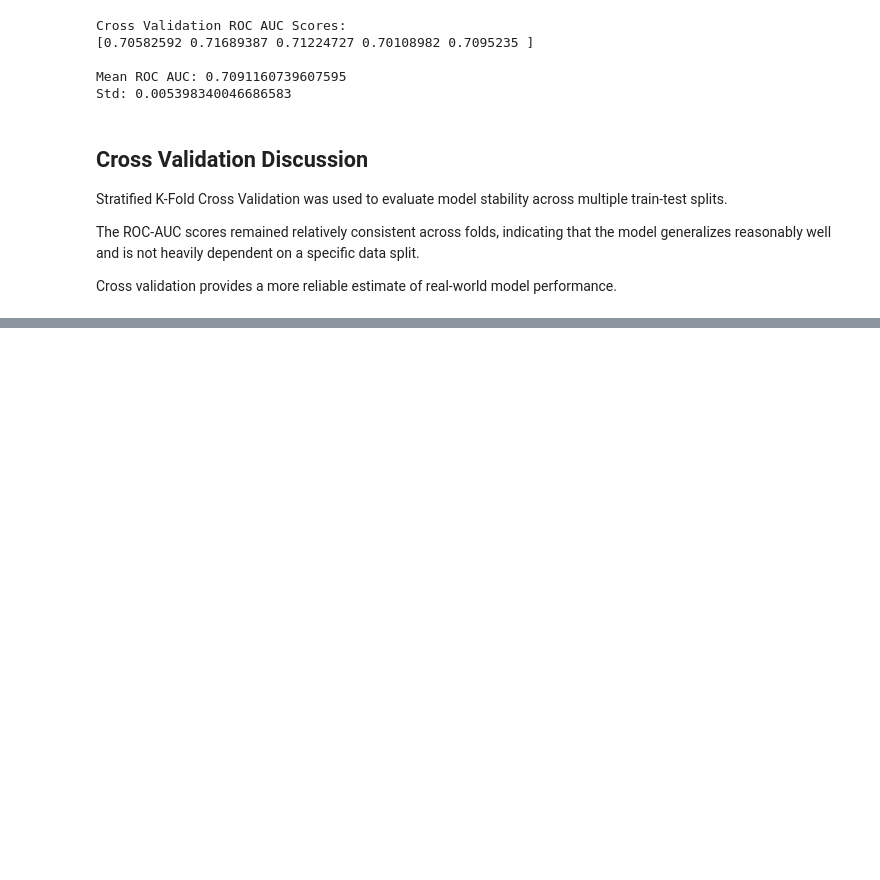
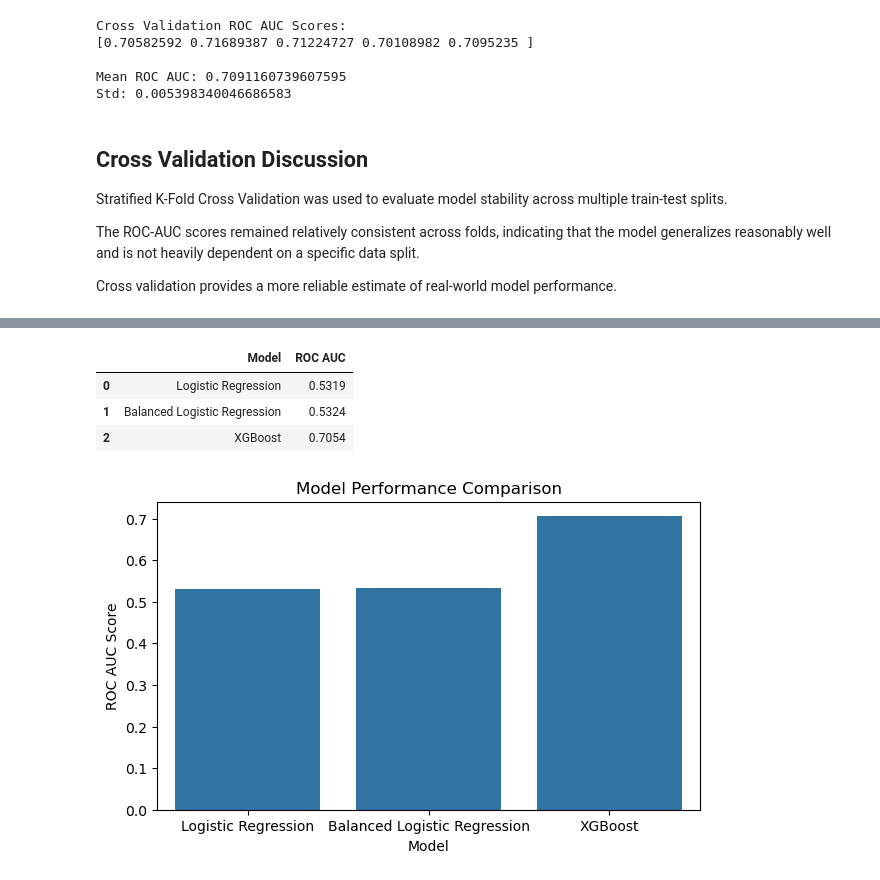
Before and after one commit to gopalsharma43/aiml-crash-gopal, a Jupyter notebook: Day14-Phase2-Project/order_delay_intelligence.ipynb, the cells around one changed output, grey strips where cells are left out. Cells and saved outputs as stored; diff of their text form; code cells hidden in the pictures; blank space fills up the shorter version.

```diff
--- a/Day14-Phase2-Project/order_delay_intelligence.ipynb
+++ b/Day14-Phase2-Project/order_delay_intelligence.ipynb
@@ -1266,0 +1419,35 @@ Cross validation provides a more reliable estimate of real-world model performan
+# %%
+comparison = pd.DataFrame({
+    "Model": [
+        "Logistic Regression",
+        "Balanced Logistic Regression",
+        "XGBoost"
+    ],
+    "ROC AUC": [
+        0.5319,
+        0.5324,
+        0.7054
+    ]
+})
+
+comparison
+# %% [output]
+|  | Model | ROC AUC |
+| 0 | Logistic Regression | 0.5319 |
+| 1 | Balanced Logistic Regression | 0.5324 |
+| 2 | XGBoost | 0.7054 |
+# %%
+plt.figure(figsize=(7,4))
+
+sns.barplot(
+    data=comparison,
+    x="Model",
+    y="ROC AUC"
+)
+
+plt.title("Model Performance Comparison")
+plt.ylabel("ROC AUC Score")
+
+plt.show()
+# %% [output]
+[figure, added]
```
Also changed, not shown: parts of 18 cells of this notebook.
